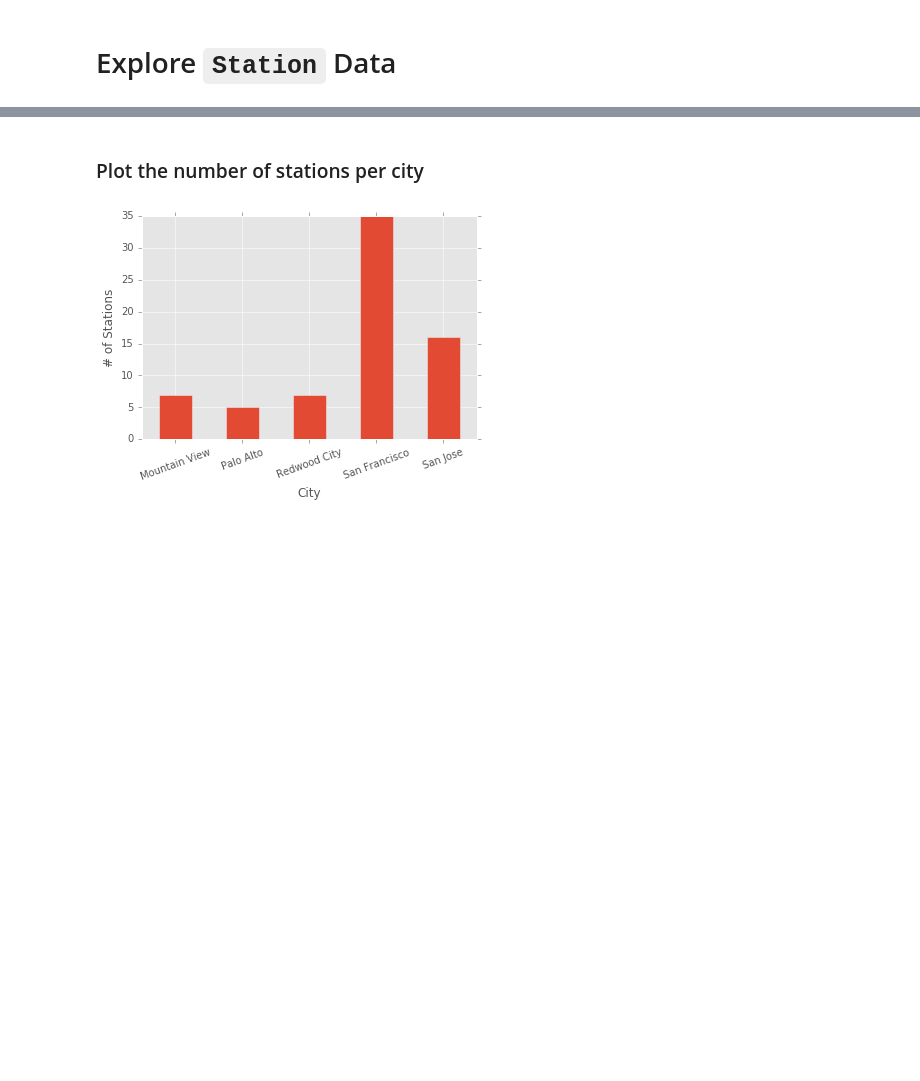
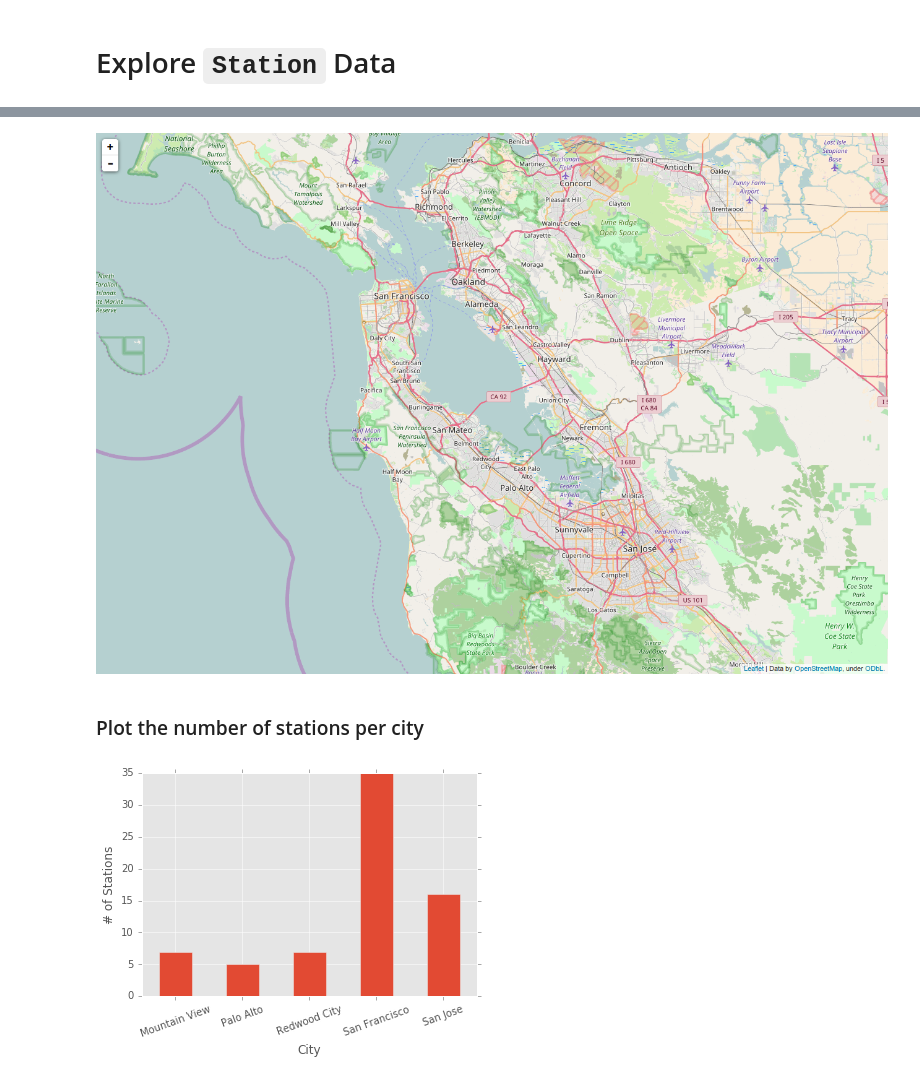
Before and after one commit to MuhammadVT/bike_sharing, a Jupyter notebook: data_exploration/explore_station_data.ipynb, the cells around one changed output, grey strips where cells are left out. Saved outputs shown, nothing was run; the diff lists cells and outputs as text; code cells hidden in the pictures; blank space fills up the shorter version.

```diff
--- a/data_exploration/explore_station_data.ipynb
+++ b/data_exploration/explore_station_data.ipynb
@@ -22,3 +20,7 @@ city_map
+# %%
+Image(filename='./screenshots/map.png')
+# %% [output]
+[figure, added]
 # %% [markdown]
 ### Plot the number of stations per city
 # %%
```
Also changed, not shown: parts of 2 cells of this notebook.
